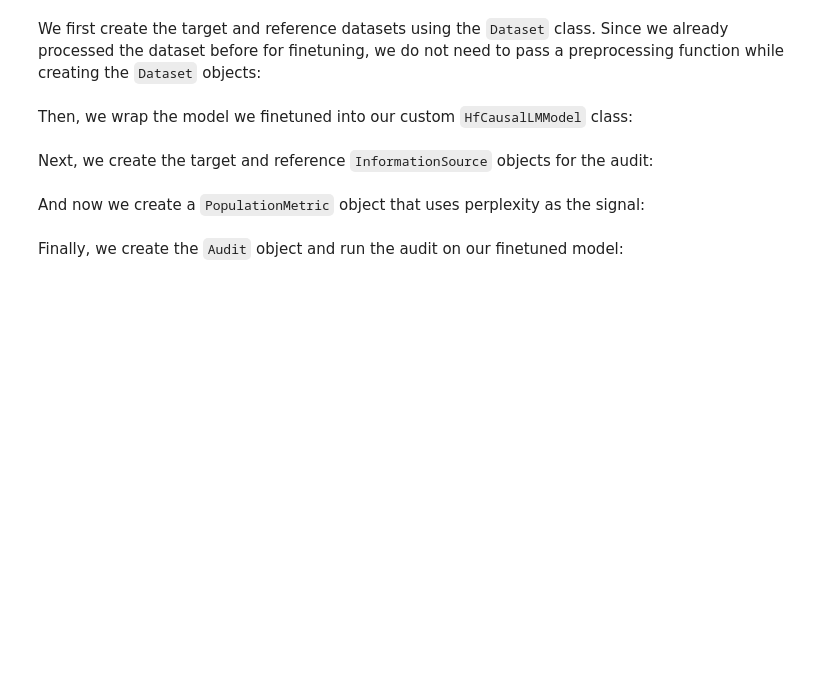
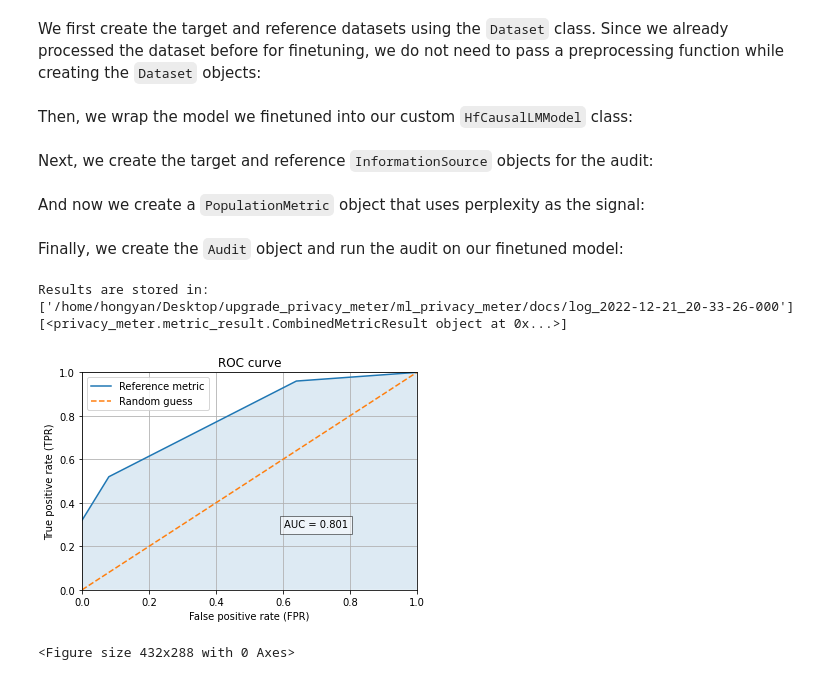
Before and after one commit to privacytrustlab/ml_privacy_meter, a Jupyter notebook: docs/hf_causal_language_models.ipynb, the cells around one changed output. Drawn from its saved outputs; the diff is of its cells as text; code cells hidden in the pictures; blank space fills up the shorter version.

```diff
--- a/docs/hf_causal_language_models.ipynb
+++ b/docs/hf_causal_language_models.ipynb
@@ -171,6 +176,8 @@ class HfCausalLMModel(Model):
         """
         pass
 
+    def get_logits(self, batch_samples):
+        return super().get_logits(batch_samples)
     def get_grad(self, batch_samples, batch_labels):
         """Function to get the gradient of the model loss with respect to the model parameters, on a given input and an
         expected output.
@@ -338,13 +346,17 @@ population_metric_obj = PopulationMetric(
 Finally, we create the `Audit` object and run the audit on our finetuned model:
 # %%
 audit_obj = Audit(
-    metric=population_metric_obj,
-    target_info_source=target_info_source,
-    reference_info_source=reference_info_source,
-    fpr_tolerance_list=fpr_tolerance_list
+    metrics=population_metric_obj,
+    target_info_sources=target_info_source,
+    reference_info_sources=reference_info_source,
+    fpr_tolerances=fpr_tolerance_list,
+    inference_game_type=InferenceGame.PRIVACY_LOSS_MODEL
 )
 audit_obj.prepare()
 
 audit_results = audit_obj.run()
 for result in audit_results:
     print(result)
+# %% [output]
+Results are stored in: ['/home/hongyan/Desktop/upgrade_privacy_meter/ml_privacy_meter/docs/log_2022-12-21_20-33-26-000']
+[<privacy_meter.metric_result.CombinedMetricResult object at 0x...>]
@@ -350,0 +367,9 @@ for result in audit_results:
+# %%
+ROCCurveReport.generate_report(
+    metric_result=audit_results[0],
+    inference_game_type=InferenceGame.PRIVACY_LOSS_MODEL,
+    show=True
+)
+# %% [output]
+[figure, added]
+<Figure size 432x288 with 0 Axes>
```
Also changed, not shown: parts of 9 cells of this notebook, 2 other files.
